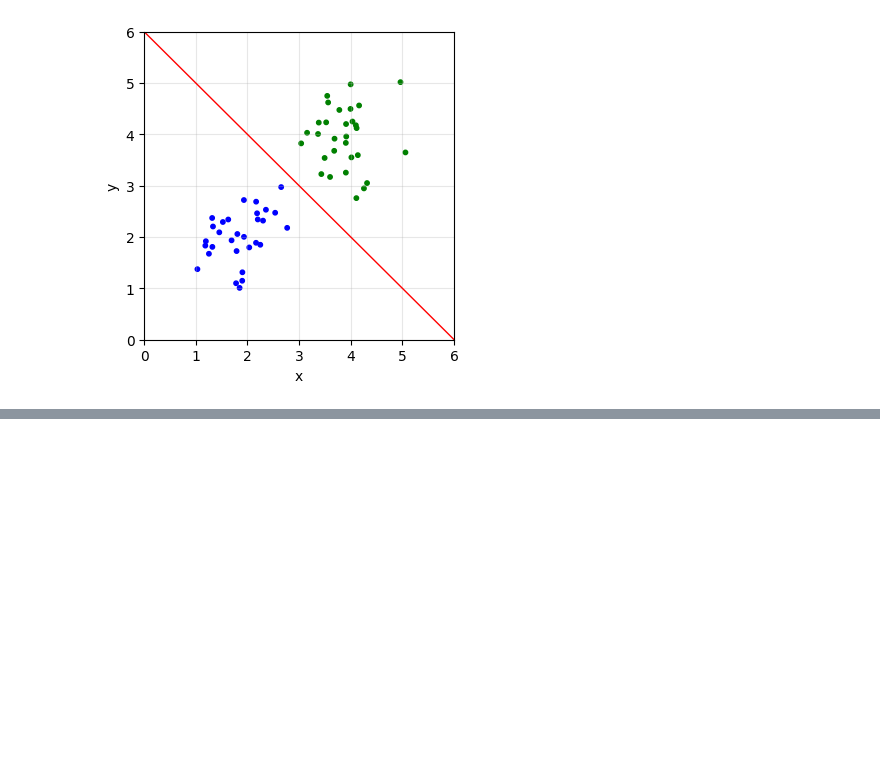
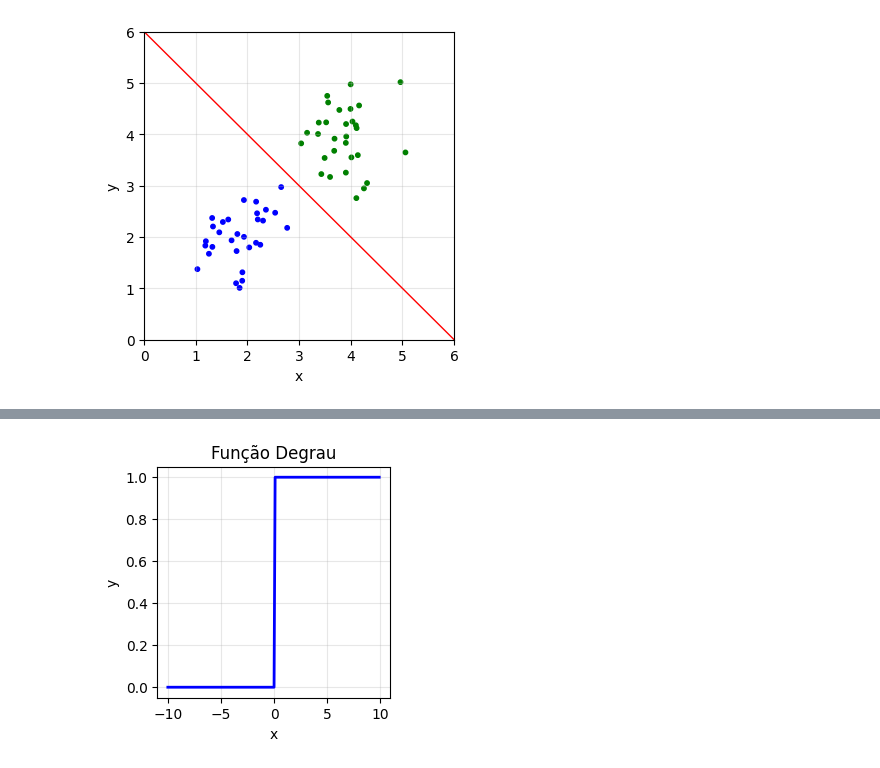
Before and after one commit to Ricardo-Caca/Redes-Neurais, a Jupyter notebook: Aula1.ipynb, the cells around one changed output, grey strips where cells are left out. Drawn from its saved outputs; the diff is of its cells as text; code cells hidden in the pictures; blank space fills up the shorter version.

```diff
--- a/Aula1.ipynb
+++ b/Aula1.ipynb
@@ -73,0 +100,14 @@ plt.show()
+# %%
+# função degrau (vetorizada)
+def degrau(x):
+    return np.where(x >= 0, 1, 0)  # retorna 1 se x>=0, caso contrário 0
+
+# gera os valores de x
+x_val = np.arange(-10, 10, 0.1)
+
+# calcula a função degrau
+y_val = degrau(x_val)
+
+plota_grafico(x_val, y_val, 'Função Degrau')
+# %% [output]
+[figure, added]
```
Also changed, not shown: parts of 3 cells of this notebook.
